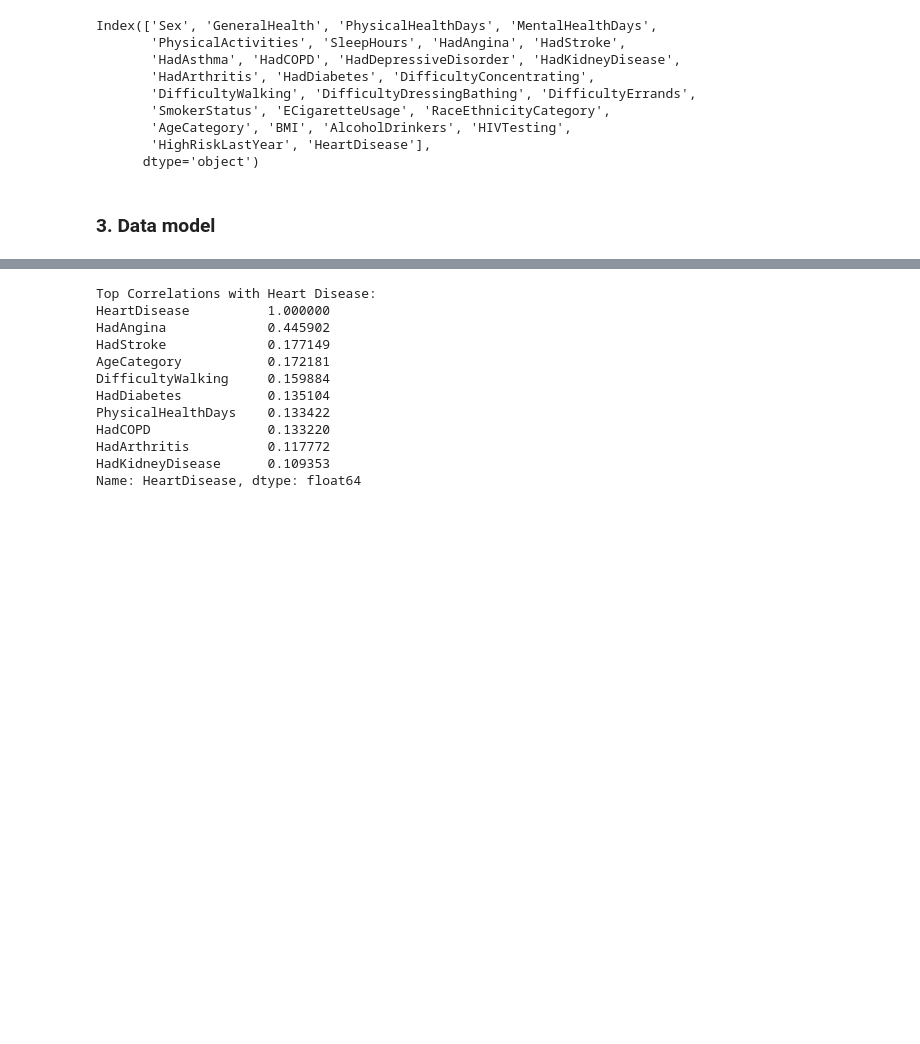
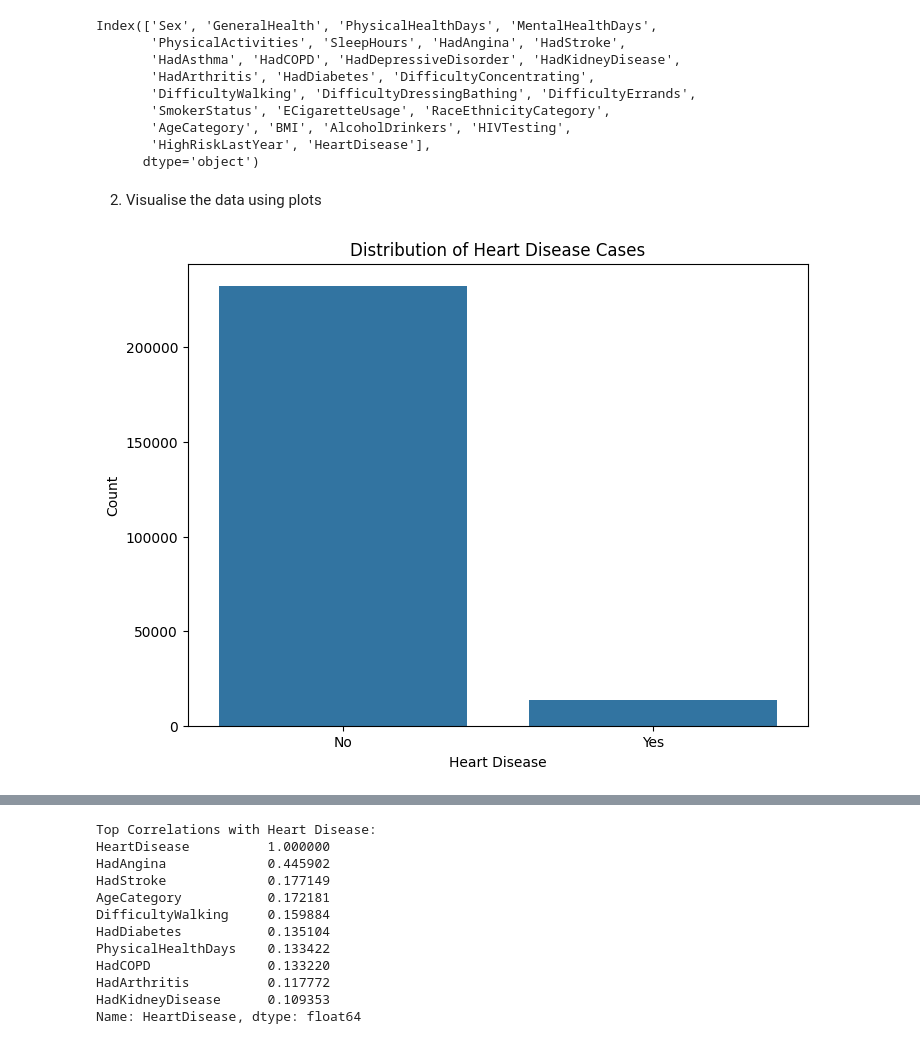
Before and after one commit to RaviMosalpuri/HeartDisease, a Jupyter notebook: Code.ipynb, the cells around one changed output, grey strips where cells are left out. Cells and saved outputs as stored; diff of their text form; code cells hidden in the pictures; blank space fills up the shorter version.

```diff
--- a/Code.ipynb
+++ b/Code.ipynb
@@ -161,5 +137,15 @@ Index(['Sex', 'GeneralHealth', 'PhysicalHealthDays', 'MentalHealthDays',
        'AgeCategory', 'BMI', 'AlcoholDrinkers', 'HIVTesting',
        'HighRiskLastYear', 'HeartDisease'],
       dtype='object')
-# %% [markdown]
-### **3.** Data model
+# %% [markdown]
+2. Visualise the data using plots
+# %%
+# Distribution of target variable
+plt.figure(figsize=(8, 6))
+sns.countplot(data=dataFrame, x='HeartDisease')
+plt.title('Distribution of Heart Disease Cases')
+plt.xlabel('Heart Disease')
+plt.ylabel('Count')
+plt.show()
+# %% [output]
+[figure, added]
```
Also changed, not shown: parts of 30 cells of this notebook.
